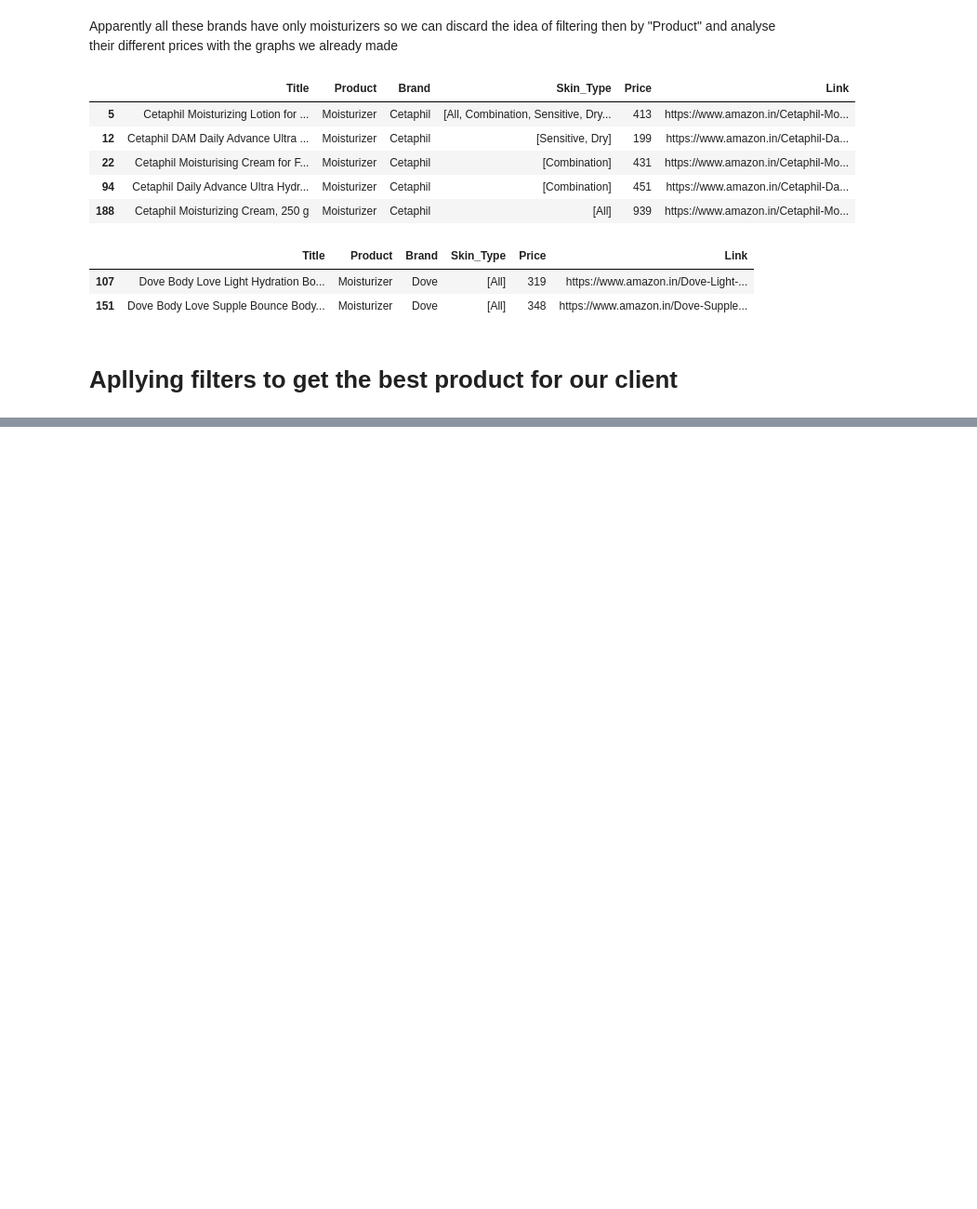
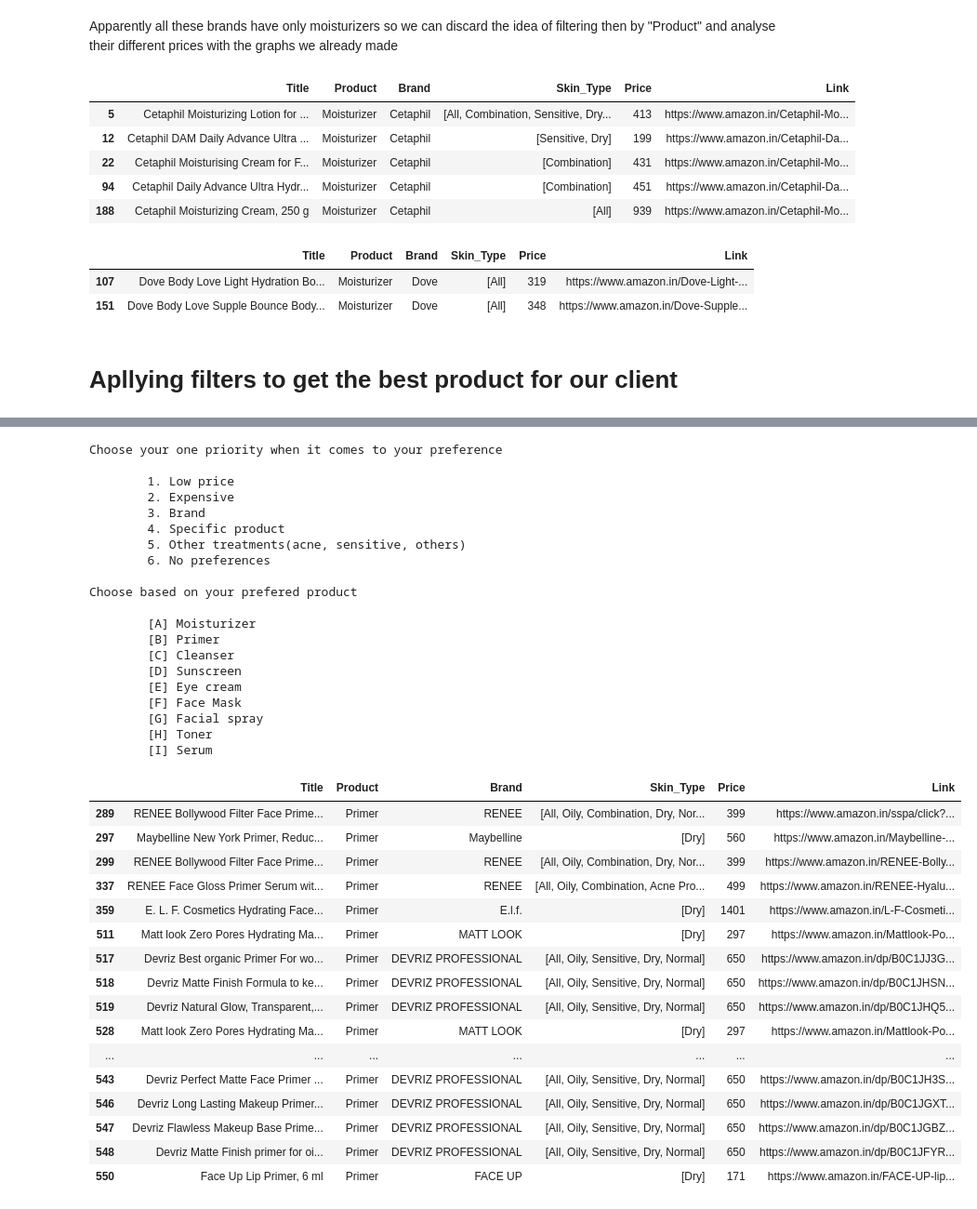
Before and after one commit to OliviaHelena10/skincare_recommendations, a Jupyter notebook: products_indicator.ipynb, the cells around one changed output, grey strips where cells are left out. Shown at 93% size. Cells and saved outputs as stored; diff of their text form; code cells hidden in the pictures; blank space fills up the shorter version.

```diff
--- a/products_indicator.ipynb
+++ b/products_indicator.ipynb
@@ -785,16 +776,3 @@ fig.update_layout(barmode='stack')
 fig.show()
 # %% [markdown]
 # Apllying filters to get the best product for our client
-# %%
-# This function gets the client skintype
-def get_skin():
-    ...
-
-#skin = get_skin()
-skin = 'Oily'
-
-# This function finds the products for the clients skin
-def finds_product(client_skin, df):
-    return df[df['Skin_Type'].apply(lambda x: client_skin in x)]
-
-result = finds_product(skin, df)
@@ -817,3 +873,60 @@ result
+# %%
+client_skin = 'Dry'
+
+def priorize(c, client_skin, df):
+
+    result = df[df['Skin_Type'].apply(lambda x: client_skin in x)] # Filters the skin types - Basic filter for all others conditions
+
+    if   c == 1: result = result[result['Price'].apply(lambda x: 400 > x)]       # Returns all the cheap prices
+    elif c == 2: result = result[result['Price'].apply(lambda x: 400 < x)]       # Returns all the expensive prices
+    elif c == 3 or c == 4 or c == 5: result = deep_cases(c, result)
+    elif c == 6: ...                                                             # Returns all the products
+    else:
+        print('Invalid choice.')
+        menu()
+
+    return result
+
+result = priorize(menu(), client_skin, df)
+result
+# %% [output]
+Choose your one priority when it comes to your preference
+
+        1. Low price
+        2. Expensive
+        3. Brand
+        4. Specific product
+        5. Other treatments(acne, sensitive, others)
+        6. No preferences
+
+Choose based on your prefered product
+
+        [A] Moisturizer
+        [B] Primer
+        [C] Cleanser
+        [D] Sunscreen
+        [E] Eye cream
+        [F] Face Mask
+        [G] Facial spray
+        [H] Toner
+        [I] Serum
+|  | Title | Product | Brand | Skin_Type | Price | Link |
+| 289 | RENEE Bollywood Filter Face Prime... | Primer | RENEE | [All, Oily, Combination, Dry, Nor... | 399 | https://www.amazon.in/sspa/click?... |
+| 297 | Maybelline New York Primer, Reduc... | Primer | Maybelline | [Dry] | 560 | https://www.amazon.in/Maybelline-... |
+| 299 | RENEE Bollywood Filter Face Prime... | Primer | RENEE | [All, Oily, Combination, Dry, Nor... | 399 | https://www.amazon.in/RENEE-Bolly... |
+| 337 | RENEE Face Gloss Primer Serum wit... | Primer | RENEE | [All, Oily, Combination, Acne Pro... | 499 | https://www.amazon.in/RENEE-Hyalu... |
+| 359 | E. L. F. Cosmetics Hydrating Face... | Primer | E.l.f. | [Dry] | 1401 | https://www.amazon.in/L-F-Cosmeti... |
+| 511 | Matt look Zero Pores Hydrating Ma... | Primer | MATT LOOK | [Dry] | 297 | https://www.amazon.in/Mattlook-Po... |
+| 517 | Devriz Best organic Primer For wo... | Primer | DEVRIZ PROFESSIONAL | [All, Oily, Sensitive, Dry, Normal] | 650 | https://www.amazon.in/dp/B0C1JJ3G... |
+| 518 | Devriz Matte Finish Formula to ke... | Primer | DEVRIZ PROFESSIONAL | [All, Oily, Sensitive, Dry, Normal] | 650 | https://www.amazon.in/dp/B0C1JHSN... |
+| 519 | Devriz Natural Glow, Transparent,... | Primer | DEVRIZ PROFESSIONAL | [All, Oily, Sensitive, Dry, Normal] | 650 | https://www.amazon.in/dp/B0C1JHQ5... |
+| 528 | Matt look Zero Pores Hydrating Ma... | Primer | MATT LOOK | [Dry] | 297 | https://www.amazon.in/Mattlook-Po... |
+| ... | ... | ... | ... | ... | ... | ... |
+| 543 | Devriz Perfect Matte Face Primer ... | Primer | DEVRIZ PROFESSIONAL | [All, Oily, Sensitive, Dry, Normal] | 650 | https://www.amazon.in/dp/B0C1JH3S... |
+| 546 | Devriz Long Lasting Makeup Primer... | Primer | DEVRIZ PROFESSIONAL | [All, Oily, Sensitive, Dry, Normal] | 650 | https://www.amazon.in/dp/B0C1JGXT... |
+| 547 | Devriz Flawless Makeup Base Prime... | Primer | DEVRIZ PROFESSIONAL | [All, Oily, Sensitive, Dry, Normal] | 650 | https://www.amazon.in/dp/B0C1JGBZ... |
+| 548 | Devriz Matte Finish primer for oi... | Primer | DEVRIZ PROFESSIONAL | [All, Oily, Sensitive, Dry, Normal] | 650 | https://www.amazon.in/dp/B0C1JFYR... |
+| 550 | Face Up Lip Primer, 6 ml | Primer | FACE UP | [Dry] | 171 | https://www.amazon.in/FACE-UP-lip... |
 # %%
 # Importing libraries to create a report with all the products
 # for the clients skin type
```
Also changed, not shown: parts of 12 cells of this notebook.
